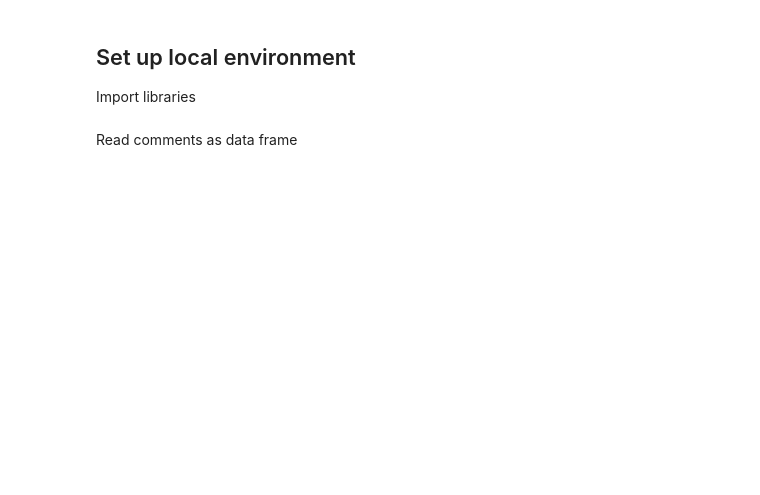
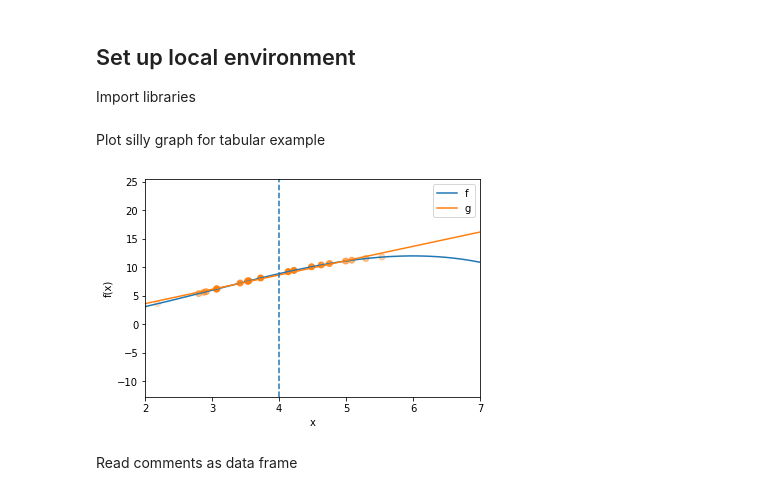
Before and after one commit to ArturoSbr/understanding-vadr, a Jupyter notebook: cod/03-lime/lime.ipynb, the cells around one changed output. Drawn from its saved outputs; the diff is of its cells as text; code cells hidden in the pictures; blank space fills up the shorter version.

Commit message:
Figures for panel and NLP

```diff
--- a/cod/03-lime/lime.ipynb
+++ b/cod/03-lime/lime.ipynb
@@ -9,3 +11,57 @@ from sklearn.linear_model import Lasso
+# %% [markdown]
+Plot silly graph for tabular example
+# %%
+# Black-box model
+def f(x):
+    return x**2 - (x**3) / 9
+f = np.vectorize(f)
+
+# Point of interest
+x0 = 4
+sx = 2
+
+# Sampler from normal distribution
+sampler = stats.norm(loc=x0, scale=sx)
+
+# Perturbed data set
+x = sampler.rvs(30, random_state=42)
+d = pd.DataFrame({'x':x, 'f':f(x)})
+w = np.exp(np.power(d['x'] - x0, 2) / -2) # Exponential weights
+d['w'] = w
+
+# Fit local model
+m = LinearRegression()
+m.fit(
+    X=d[['x']],
+    y=d['f'],
+    sample_weight=d['w']
+)
+
+# Surrogate model
+def g(x):
+    return m.intercept_ + m.coef_.item(0) * x
+g = np.vectorize(g)
+
+# Define range
+x = np.arange(0, 10, 0.01)
+
+# Plot f, d and g
+plt.plot(x, f(x), label='f')
+plt.scatter(d['x'], d['f'], color='C1', alpha=d['w'])
+plt.plot(x, g(x), color='C1', label='g')
+
+# Aesthetics
+plt.axvline(x0, ls='--', color='C0')
+plt.xlim(2, 7)
+plt.xlabel('x')
+plt.ylabel('f(x)')
+plt.legend()
+
+# Show & save
+plt.savefig('../../tabular.png', bbox_inches='tight', dpi=200)
+plt.show()
+# %% [output]
+[figure, added]
 # %% [markdown]
 Read comments as data frame
 # %%
```
Also changed, not shown: parts of 9 cells of this notebook.
